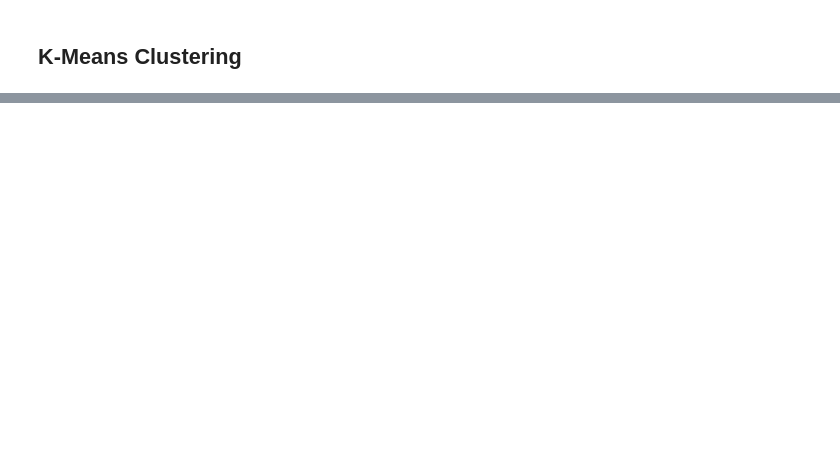
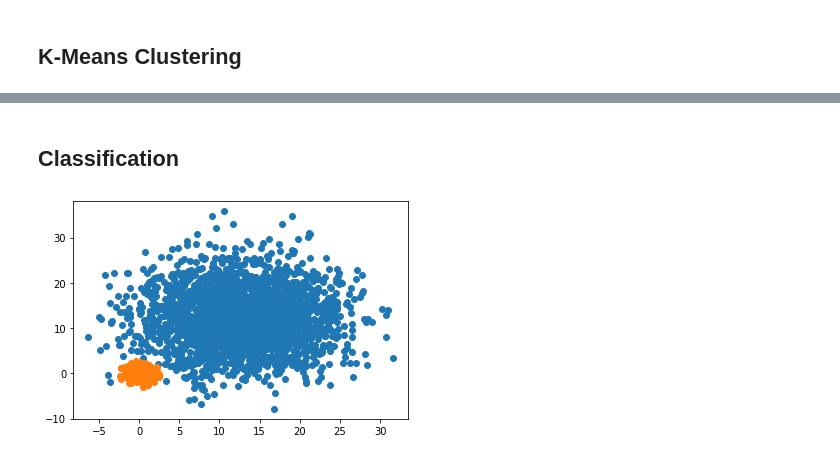
Before and after one commit to m-vidyadhar/competitions, a Jupyter notebook: util/Models - Example.ipynb, the cells around one changed output, grey strips where cells are left out. Cells and saved outputs as stored; diff of their text form; code cells hidden in the pictures; blank space fills up the shorter version.

```diff
--- a/util/Models - Example.ipynb
+++ b/util/Models - Example.ipynb
@@ -84,0 +76,22 @@ clf.c_centres, x_data.groupby("cluster").mean().values
+# %% [markdown]
+## Classification
+# %%
+n_samples = 2500
+n_classes = 2
+
+n_attr = 2
+k = 5
+
+cols = ["x" + str(i) for i in range(n_attr)]
+x_data = pd.concat([
+    pd.DataFrame(np.random.randn(int(n_samples), n_attr)
+                 * 6 + 12.5, columns=cols).assign(labels=0),
+    pd.DataFrame(np.random.randn(int(n_samples / 10), n_attr),
+                 columns=cols).assign(labels=1)
+])
+
+labels = x_data.labels
+# %%
+plt_classes(x_data, cols)
+# %% [output]
+[figure, added]
```
Also changed, not shown: parts of 8 cells of this notebook, 6 other files.
